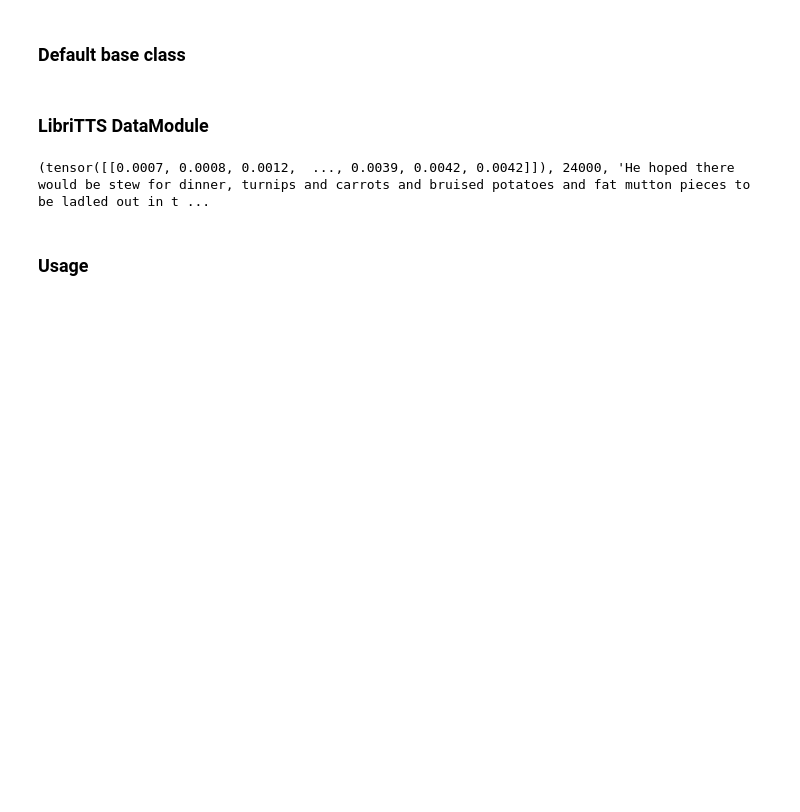
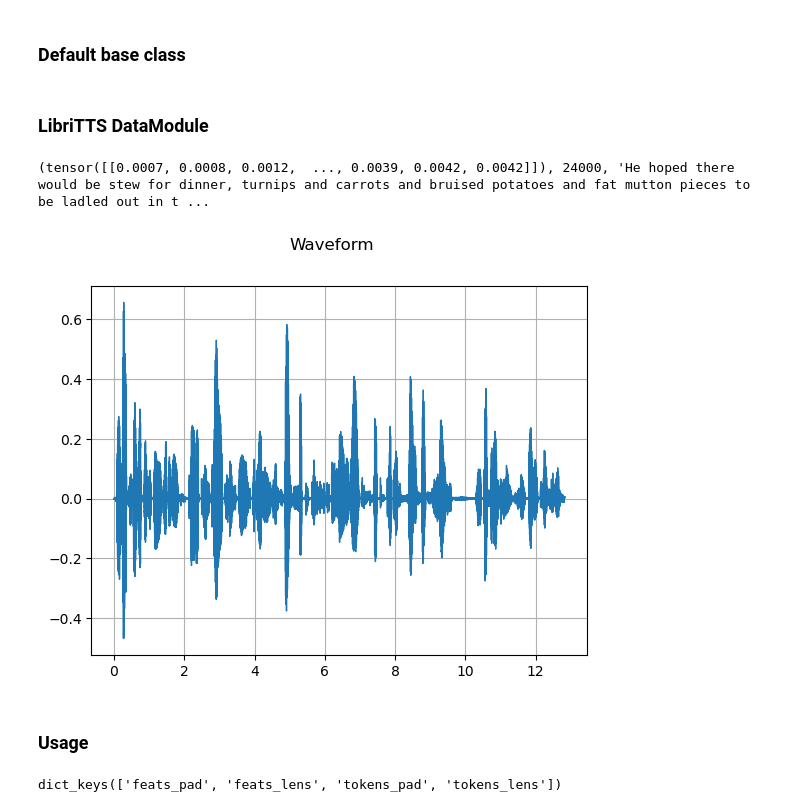
Before and after one commit to slegroux/nimrod, a Jupyter notebook: nbs/audio.datasets.tts.ipynb, the cells around one changed output. Drawn from its saved outputs; the diff is of its cells as text; code cells hidden in the pictures; blank space fills up the shorter version.

Commit message:
add example use to plot feature and reverse tokens to sentence

```diff
--- a/nbs/audio.datasets.tts.ipynb
+++ b/nbs/audio.datasets.tts.ipynb
@@ -81,6 +83,10 @@ ds = LIBRITTS("../data/en", 'test-clean')
 print(ds[0])
 # %% [output]
 (tensor([[0.0007, 0.0008, 0.0012,  ..., 0.0039, 0.0042, 0.0042]]), 24000, 'He hoped there would be stew for dinner, turnips and carrots and bruised potatoes and fat mutton pieces to be ladled out in t ...
+# %%
+plot_waveform(ds[0][0], ds[0][1])
+# %% [output]
+[figure, added]
 # %%
 #| export
 class LibriTTSDataModule(LightningDataModule):
@@ -138,3 +144,9 @@ dm = LibriTTSDataModule(
 # dm.prepare_data()
 # %%
 dm.setup(stage='test')
+# %%
+test_dl = dm.test_dataloader()
+batch = next(iter(test_dl))
+print(batch.keys())
+# %% [output]
+dict_keys(['feats_pad', 'feats_lens', 'tokens_pad', 'tokens_lens'])
```
Also changed, not shown: parts of 5 cells of this notebook.
